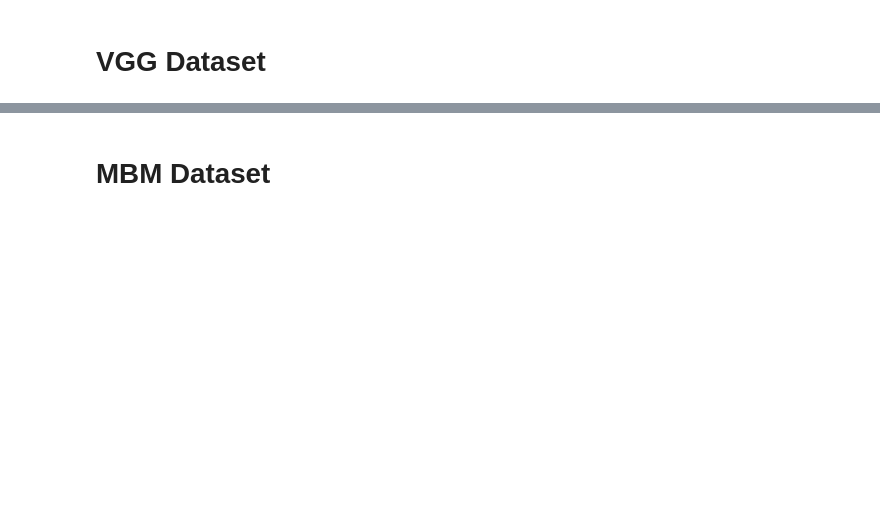
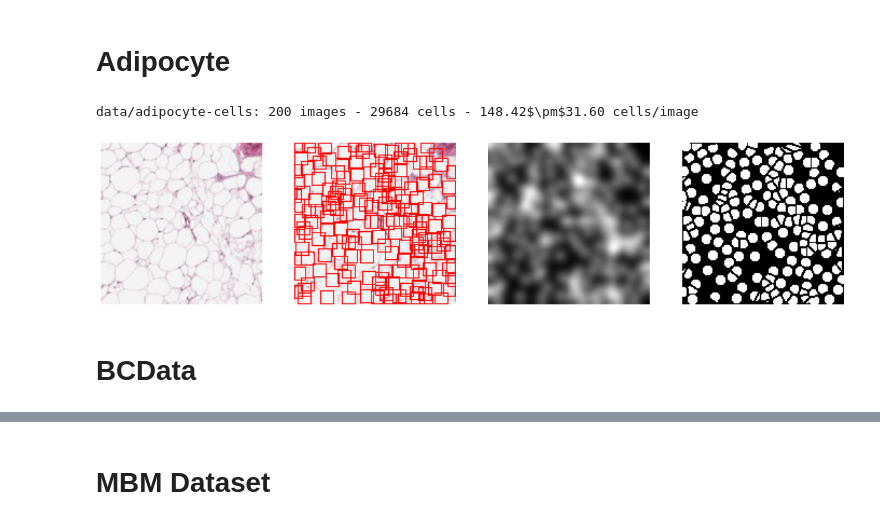
Before and after one commit to ciampluca/counting_perineuronal_nets, a Jupyter notebook: show.ipynb, the cells around one changed output, grey strips where cells are left out. Drawn from its saved outputs; the diff is of its cells as text; code cells hidden in the pictures; blank space fills up the shorter version.

Commit message:
added separated notebooks for plots and analyses

```diff
--- a/show.ipynb
+++ b/show.ipynb
@@ -40,3 +29 @@ from methods.points.utils import draw_points, draw_groundtruth_and_predictions
 tqdm.pandas()
-# %% [markdown]
-# VGG Dataset
@@ -43,35 +107,48 @@ tqdm.pandas()
+# %%
+def dataset_stats(root):
+    if not isinstance(root, (list, tuple)):
+        root = [root]
+
+    n_tot_images = 0
+    n_cells = []
+    for r in root:
+        dataset = CellsDataset(root=r, target_='detection', target_params={'side': 5})
+        n_images = len(dataset)
+        n_tot_images += n_images
+        n_cells.extend([len(dataset[i][0][1]) for i in range(n_images)])
+        size = dataset[0][0][0].shape
+
+    print(f'{"+".join(root)}: {n_tot_images} images {size} - {sum(n_cells)} cells - {np.mean(n_cells):.2f}$\pm${np.std(n_cells):.2f} cells/image')
+# %% [markdown]
+# Adipocyte
 # %%
-common = dict(root='data/vgg-cells')
-
-detection_kws = {
-    'target_': 'detection',
-    'target_params': {
-        'side': 12
-    }
+detection_kws = {'side': 12}
+density_kws = {
+    'mode': 'reflect',
+    'k_size': 41,
+    'sigma': 5
+}
+segmentation_kws = {
+    'radius': 5,
+    'radius_ignore': 6,
+    'v_bal': 0.1,
+    'sigma_bal': 3,
+    'sep_width': 1,
+    'sigma_sep': 3,
+    'lambda_sep': 50
 }
 
-density_kws = {
-    'target_': 'density',
-    'target_params': {
-        'mode': 'reflect',
-        'k_size': 51,
-        'sigma': 5
-    }
-}
+_ = show_samples_and_targets(
+    root='data/adipocyte-cells',
+    sample_idx=5,
+    detection_kws=detection_kws,
+    density_kws=density_kws,
+    segmentation_kws=segmentation_kws,
+    save_figures=True,
+    save_figures_prefix='adi'
+)
 
-segmentation_kws = {
-    'target_': 'segmentation',
-    'target_params': {
-        'radius': 5,
-        'radius_ignore': 6,
-        'v_bal': 0.1,
-        'sigma_bal': 3,
-        'sep_width': 1,
-        'sigma_sep': 3,
-        'lambda_sep': 50
-    }
-}
-
-detection_dataset = CellsDataset(**detection_kws, **common)
-density_dataset = CellsDataset(**density_kws, **common)
-segmentation_dataset = CellsDataset(**segmentation_kws, **common)
+dataset_stats('data/adipocyte-cells')
+# %% [output]
+data/adipocyte-cells: 200 images - 29684 cells - 148.42$\pm$31.60 cells/image
+[figure, added]
@@ -153,0 +155,2 @@ table
+# %% [markdown]
+# BCData
```
Also changed, not shown: parts of 59 cells of this notebook, 1 other file.
